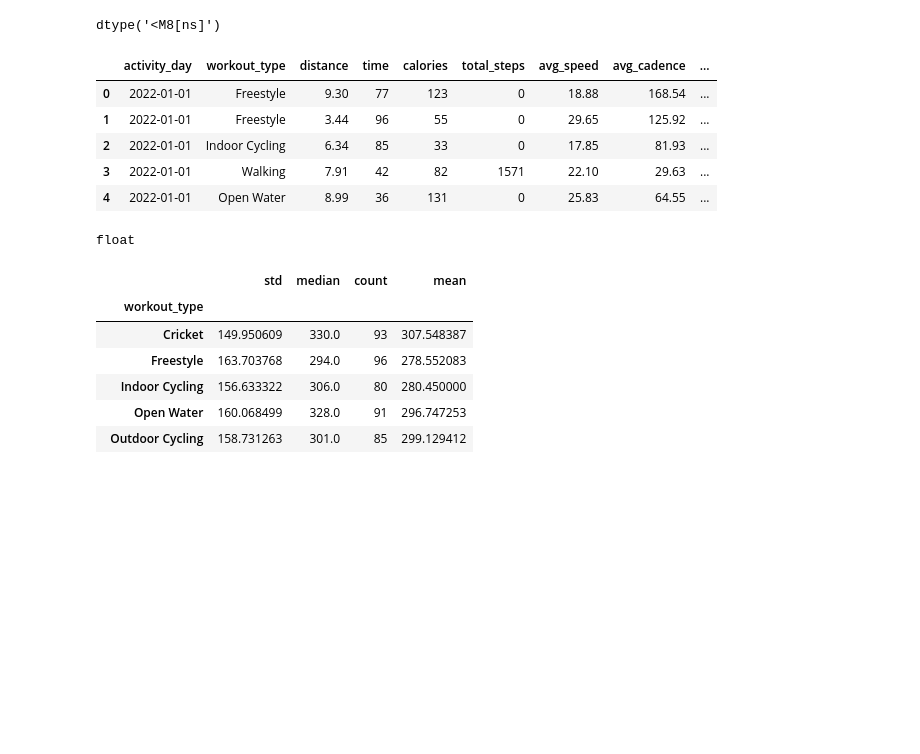
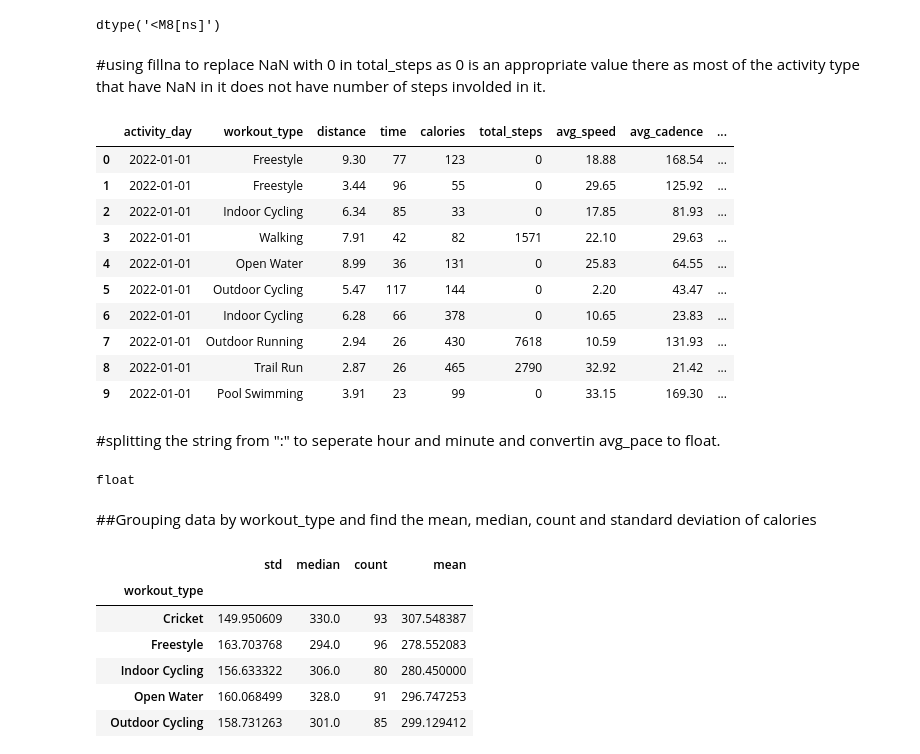
Before and after one commit to Saujanyapokhrel/Data-Processing-Visualization, a Jupyter notebook: Exam2.ipynb, the cells around one changed output. Drawn from its saved outputs; the diff is of its cells as text; code cells hidden in the pictures; blank space fills up the shorter version.

```diff
--- a/Exam2.ipynb
+++ b/Exam2.ipynb
@@ -105,15 +109,24 @@ df.activity_day=pd.to_datetime(df.activity_day)
 df.activity_day.dtypes
 # %% [output]
 dtype('<M8[ns]')
+# %% [markdown]
+#using fillna to replace NaN with 0 in total_steps as 0 is an appropriate value there as most of the activity type that have NaN in it does not have number of steps involded in it.
 # %%
 df.total_steps=df.total_steps.fillna(0)
 df.total_steps=df.total_steps.astype(int)
-df.head()
+df.head(10)
 # %% [output]
 |  | activity_day | workout_type | distance | time | calories | total_steps | avg_speed | avg_cadence | ... |
 | 0 | 2022-01-01 | Freestyle | 9.30 | 77 | 123 | 0 | 18.88 | 168.54 | ... |
 | 1 | 2022-01-01 | Freestyle | 3.44 | 96 | 55 | 0 | 29.65 | 125.92 | ... |
 | 2 | 2022-01-01 | Indoor Cycling | 6.34 | 85 | 33 | 0 | 17.85 | 81.93 | ... |
 | 3 | 2022-01-01 | Walking | 7.91 | 42 | 82 | 1571 | 22.10 | 29.63 | ... |
 | 4 | 2022-01-01 | Open Water | 8.99 | 36 | 131 | 0 | 25.83 | 64.55 | ... |
+| 5 | 2022-01-01 | Outdoor Cycling | 5.47 | 117 | 144 | 0 | 2.20 | 43.47 | ... |
+| 6 | 2022-01-01 | Indoor Cycling | 6.28 | 66 | 378 | 0 | 10.65 | 23.83 | ... |
+| 7 | 2022-01-01 | Outdoor Running | 2.94 | 26 | 430 | 7618 | 10.59 | 131.93 | ... |
+| 8 | 2022-01-01 | Trail Run | 2.87 | 26 | 465 | 2790 | 32.92 | 21.42 | ... |
+| 9 | 2022-01-01 | Pool Swimming | 3.91 | 23 | 99 | 0 | 33.15 | 169.30 | ... |
+# %% [markdown]
+#splitting the string from ":" to seperate hour and minute and convertin avg_pace to float.
 # %%
@@ -126,6 +138,8 @@ df.loc[df.avg_pace.notnull(),"avg_pace"]=hour.astype(float) + (min.astype(float)
 type(df.avg_pace[3])
 # %% [output]
 float
+# %% [markdown]
+##Grouping data by workout_type and find the mean, median, count and standard deviation of calories
 # %%
 df.groupby("workout_type")["calories"].agg({"mean","median","count","std"})
 # %% [output]
```
Also changed, not shown: parts of 13 cells of this notebook.
